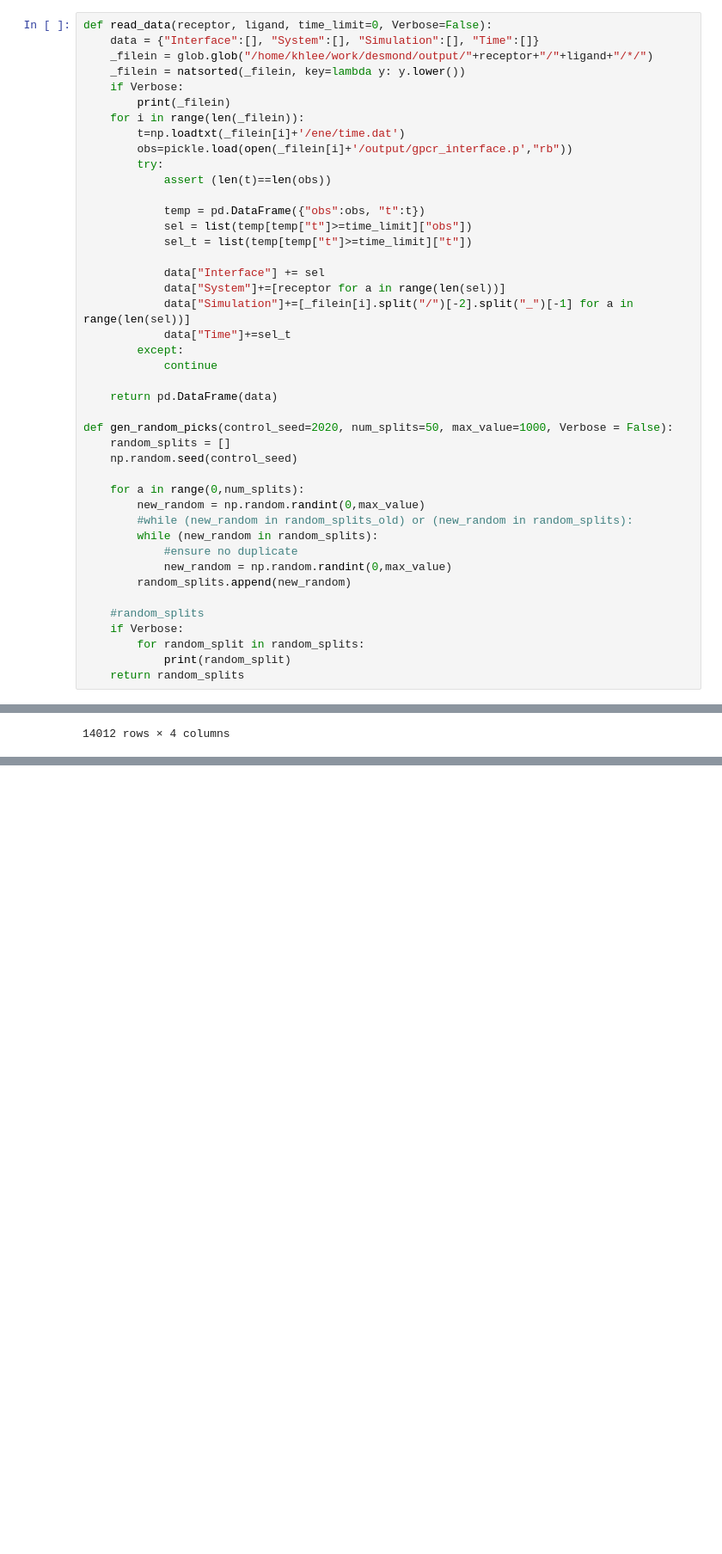
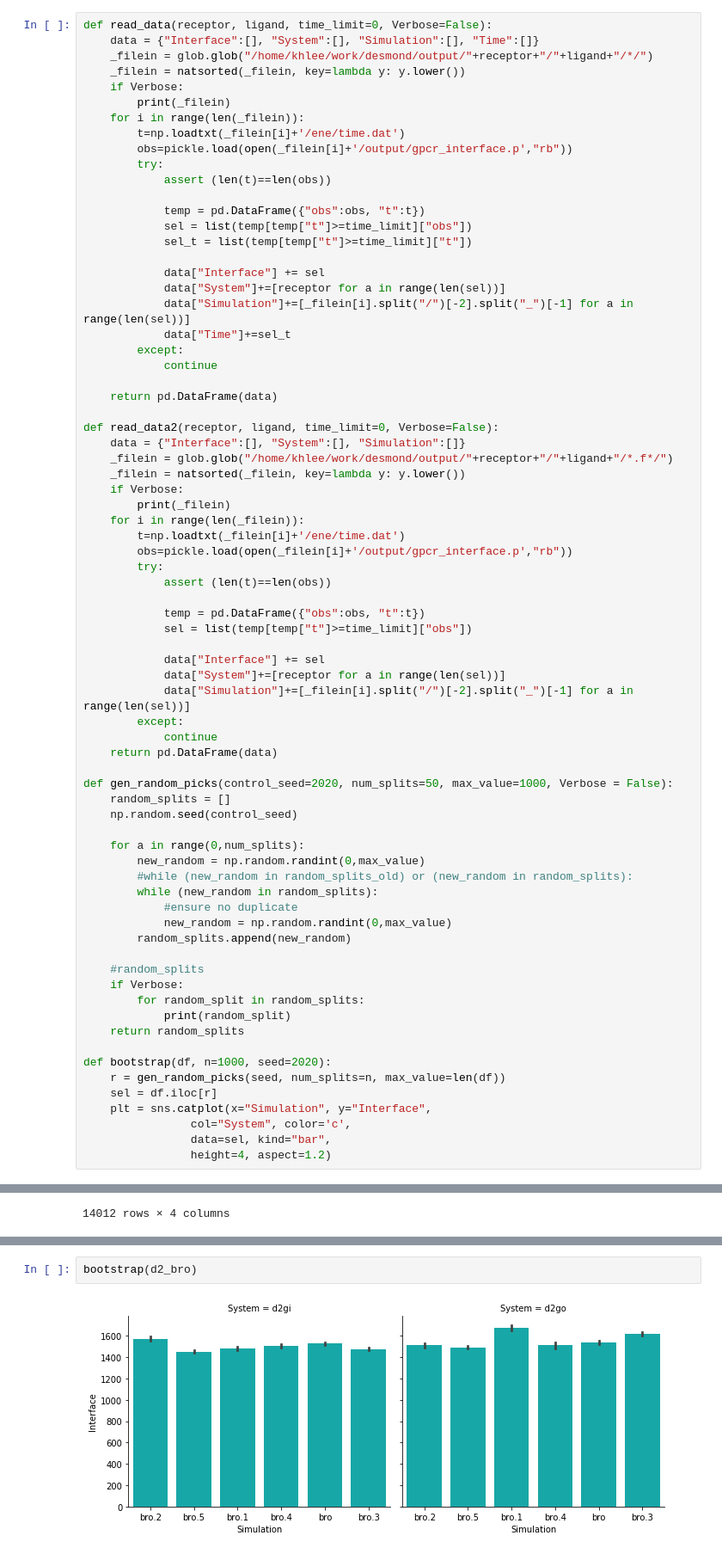
Before and after one commit to brucekhlee/ace, a Jupyter notebook: tutorial/dx_g_cpx/plot_interface3.ipynb, the cells around one changed output, grey strips where cells are left out. Shown at 86% size. Cells and saved outputs as stored; diff of their text form; blank space fills up the shorter version.

Commit message:
started bootstrapping plots

```diff
--- a/tutorial/dx_g_cpx/plot_interface3.ipynb
+++ b/tutorial/dx_g_cpx/plot_interface3.ipynb
@@ -55,6 +56,28 @@ def read_data(receptor, ligand, time_limit=0, Verbose=False):
 
     return pd.DataFrame(data)
 
+def read_data2(receptor, ligand, time_limit=0, Verbose=False):
+    data = {"Interface":[], "System":[], "Simulation":[]}
+    _filein = glob.glob("/home/khlee/work/desmond/output/"+receptor+"/"+ligand+"/*.f*/")
+    _filein = natsorted(_filein, key=lambda y: y.lower())
+    if Verbose:
+        print(_filein)
+    for i in range(len(_filein)):
+        t=np.loadtxt(_filein[i]+'/ene/time.dat')
+        obs=pickle.load(open(_filein[i]+'/output/gpcr_interface.p',"rb"))
+        try:
+            assert (len(t)==len(obs))
+
+            temp = pd.DataFrame({"obs":obs, "t":t})
+            sel = list(temp[temp["t"]>=time_limit]["obs"])
+
+            data["Interface"] += sel
+            data["System"]+=[receptor for a in range(len(sel))]
+            data["Simulation"]+=[_filein[i].split("/")[-2].split("_")[-1] for a in range(len(sel))]
+        except:
+            continue
+    return pd.DataFrame(data)
+
 def gen_random_picks(control_seed=2020, num_splits=50, max_value=1000, Verbose = False):
     random_splits = []
     np.random.seed(control_seed)
@@ -72,6 +95,14 @@ def gen_random_picks(control_seed=2020, num_splits=50, max_value=1000, Verbose =
         for random_split in random_splits:
             print(random_split)
     return random_splits
+
+def bootstrap(df, n=1000, seed=2020):
+    r = gen_random_picks(seed, num_splits=n, max_value=len(df))
+    sel = df.iloc[r]
+    plt = sns.catplot(x="Simulation", y="Interface",
+                col="System", color='c',
+                data=sel, kind="bar",
+                height=4, aspect=1.2)
 # %%
 d2go_bro = read_data("d2go", "bro", 300)
 d2gi_bro = read_data("d2gi", "bro", 300)
@@ -238,0 +261,4 @@ OSError: /home/khlee/work/desmond/output/drd3ao/prm3/drd3ao_prm3.1//ene/time.dat
+# %%
+bootstrap(d2_bro)
+# %% [output]
+[figure, added]
```
Also changed, not shown: parts of 8 cells of this notebook.
